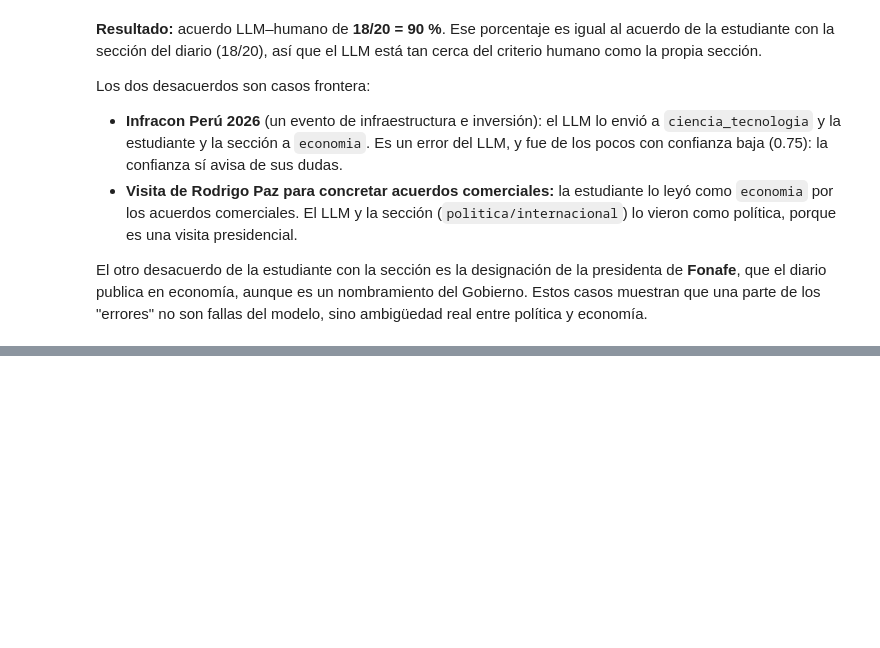
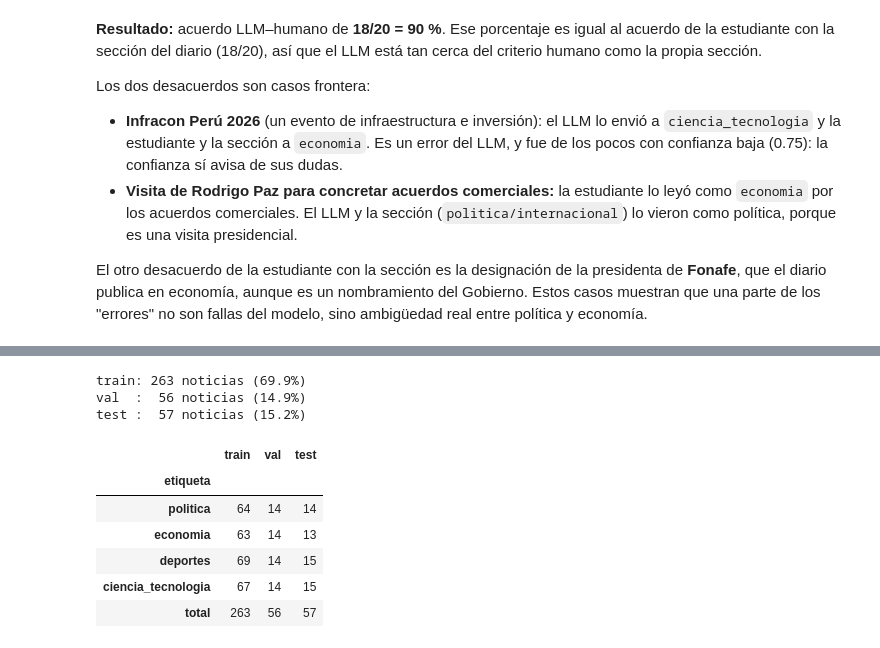
Before and after one commit to IvettexMamani/diplomado-python-2026, a Jupyter notebook: tarea_1/02_clasificacion.ipynb, the cells around one changed output, grey strips where cells are left out. Saved outputs shown, nothing was run; the diff lists cells and outputs as text; code cells hidden in the pictures; blank space fills up the shorter version.

```diff
--- a/tarea_1/02_clasificacion.ipynb
+++ b/tarea_1/02_clasificacion.ipynb
@@ -384,0 +391,26 @@ El otro desacuerdo de la estudiante con la sección es la designación de la pre
+# %%
+train_df, temp_df = train_test_split(df, test_size=0.30, stratify=df["etiqueta"], random_state=SEMILLA)
+val_df, test_df = train_test_split(temp_df, test_size=0.50, stratify=temp_df["etiqueta"], random_state=SEMILLA)
+
+assert not (set(train_df["url"]) & set(val_df["url"]) or set(train_df["url"]) & set(test_df["url"])
+            or set(val_df["url"]) & set(test_df["url"]))
+pd.concat([train_df.assign(particion="train"), val_df.assign(particion="val"), test_df.assign(particion="test")]
+          )[["url", "particion"]].to_csv(DATOS / "particion.csv", index=False)
+
+resumen = pd.DataFrame({n: d["etiqueta"].value_counts() for n, d in
+                        [("train", train_df), ("val", val_df), ("test", test_df)]}).reindex(ETIQUETAS)
+resumen.loc["total"] = resumen.sum()
+for nombre, d in [("train", train_df), ("val", val_df), ("test", test_df)]:
+    print(f"{nombre:<5}: {len(d):>3} noticias ({len(d) / len(df):.1%})")
+resumen
+# %% [output]
+train: 263 noticias (69.9%)
+val  :  56 noticias (14.9%)
+test :  57 noticias (15.2%)
+|  | train | val | test |
+| etiqueta |  |  |  |
+| politica | 64 | 14 | 14 |
+| economia | 63 | 14 | 13 |
+| deportes | 69 | 14 | 15 |
+| ciencia_tecnologia | 67 | 14 | 15 |
+| total | 263 | 56 | 57 |
```
Also changed, not shown: parts of 2 cells of this notebook, 1 other file.
